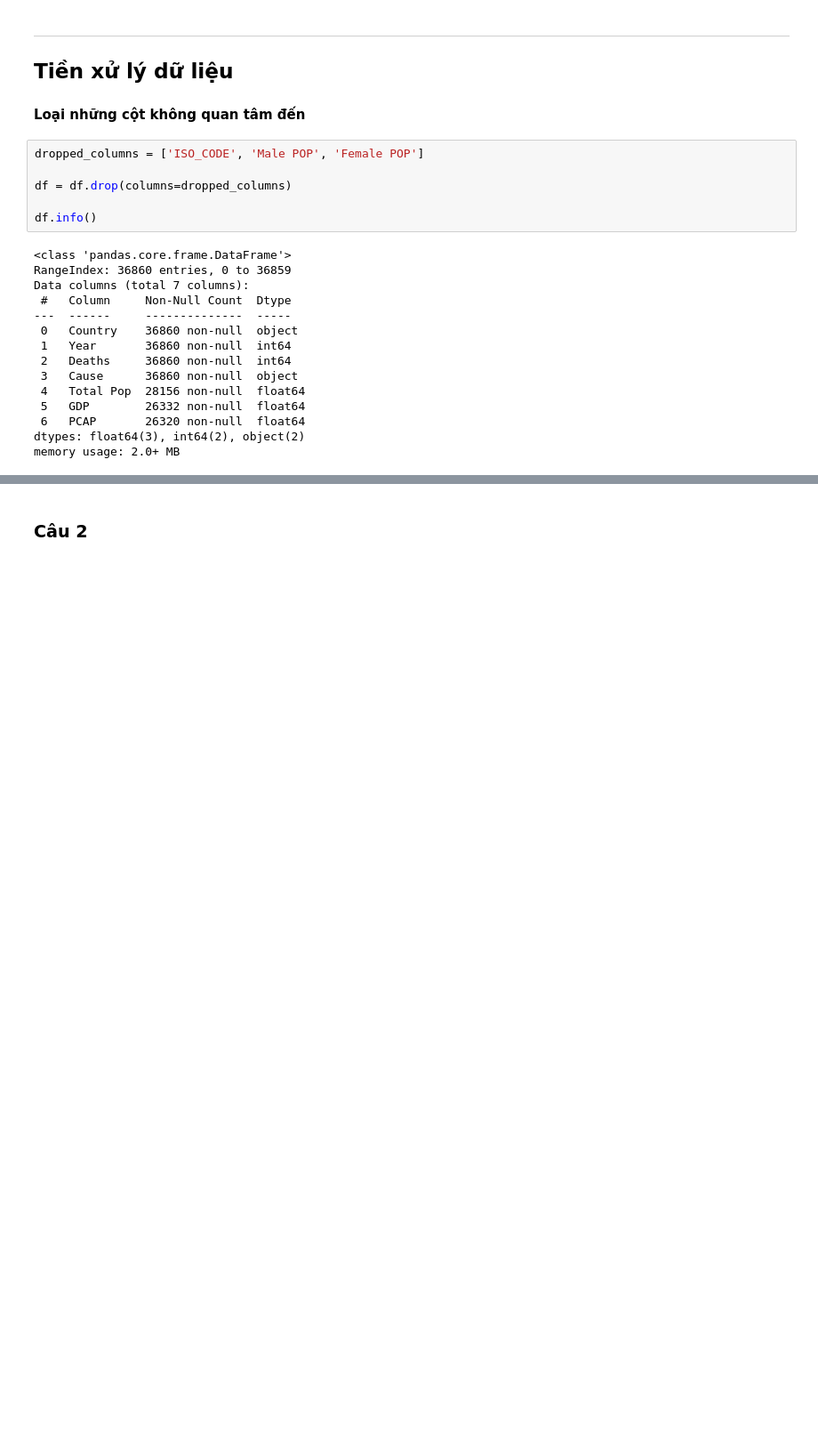
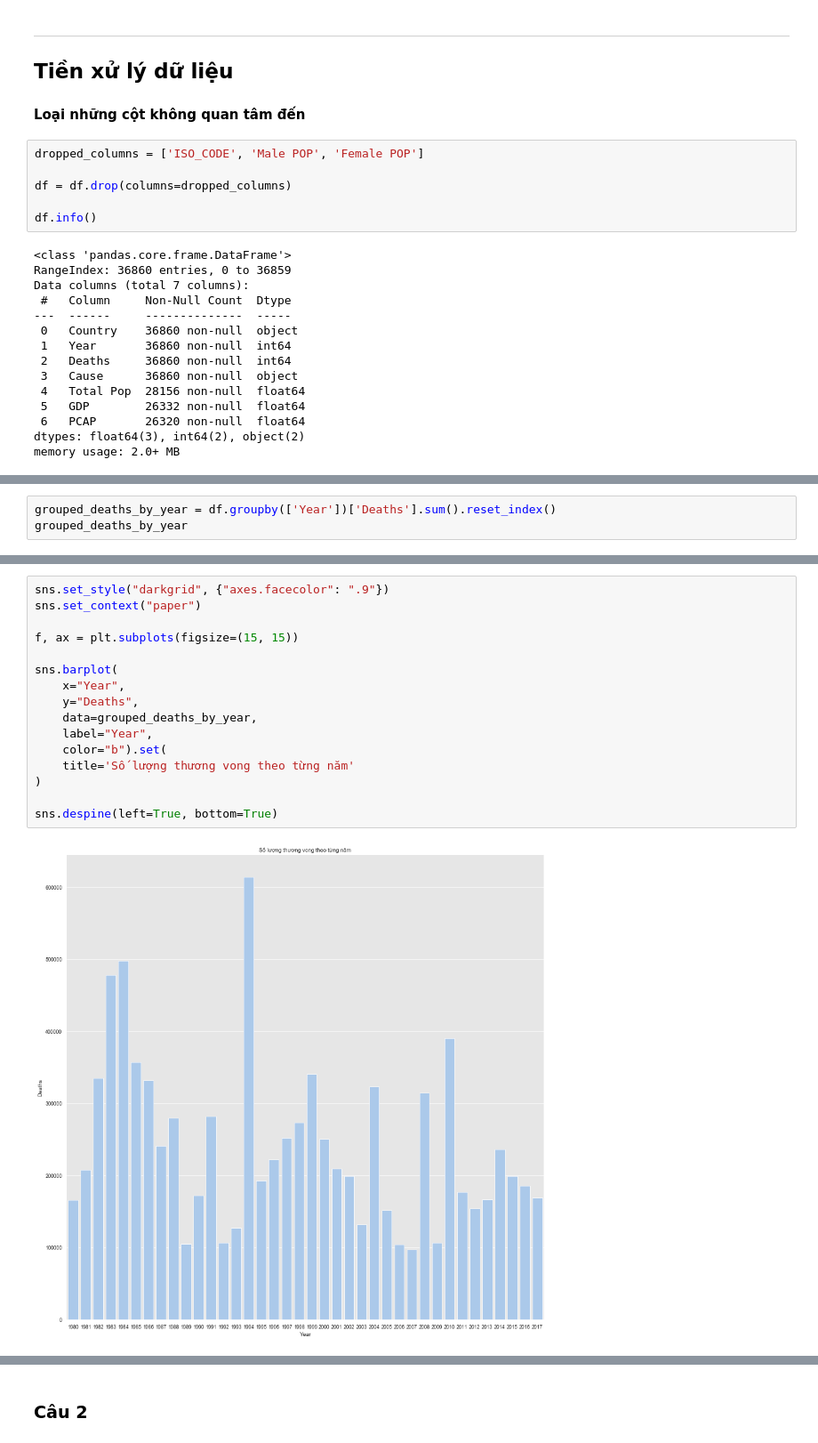
Before and after one commit to hcmus1712331/LTCKHDL-DACK, a Jupyter notebook: 1712331-NguyenThanhDat.ipynb, the cells around one changed output, grey strips where cells are left out. Shown: that part at 89% size. Cells and saved outputs as stored; diff of their text form; blank space fills up the shorter version.

```diff
--- a/1712331-NguyenThanhDat.ipynb
+++ b/1712331-NguyenThanhDat.ipynb
@@ -147,0 +396,3 @@ memory usage: 2.0+ MB
+# %%
+grouped_deaths_by_year = df.groupby(['Year'])['Deaths'].sum().reset_index()
+grouped_deaths_by_year
@@ -147,0 +413,18 @@ memory usage: 2.0+ MB
+# %%
+sns.set_style("darkgrid", {"axes.facecolor": ".9"})
+sns.set_context("paper")
+
+f, ax = plt.subplots(figsize=(15, 15))
+
+sns.barplot(
+    x="Year",
+    y="Deaths",
+    data=grouped_deaths_by_year,
+    label="Year",
+    color="b").set(
+    title='Số lượng thương vong theo từng năm'
+)
+
+sns.despine(left=True, bottom=True)
+# %% [output]
+[figure, added]
```
Also changed, not shown: parts of 49 cells of this notebook.
